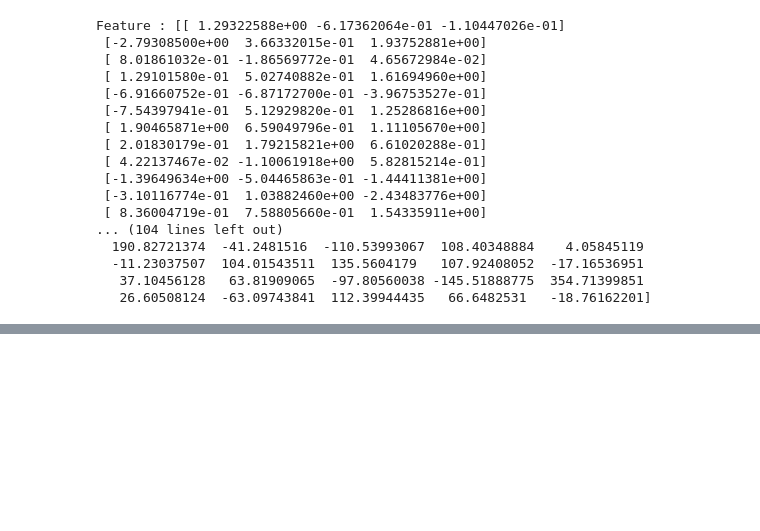
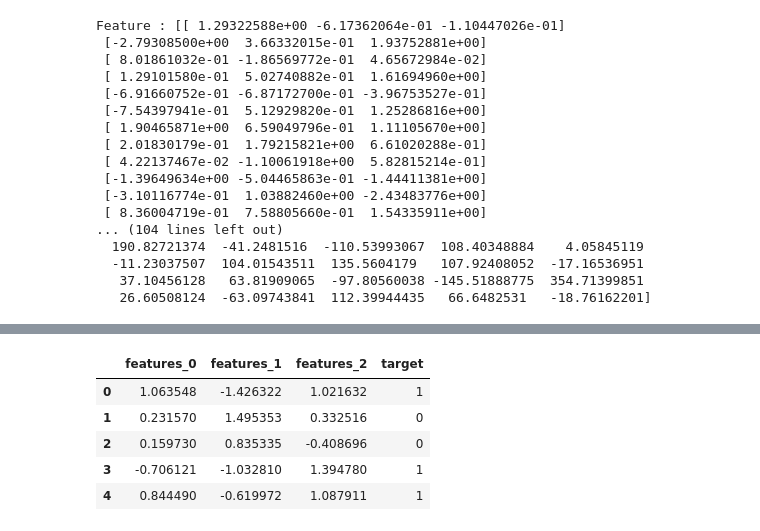
Before and after one commit to R4j4n/Semester2, a Jupyter notebook: 2203/lecture1/lecture1.ipynb, the cells around one changed output, grey strips where cells are left out. Saved outputs shown, nothing was run; the diff lists cells and outputs as text; code cells hidden in the pictures; blank space fills up the shorter version.

```diff
--- a/2203/lecture1/lecture1.ipynb
+++ b/2203/lecture1/lecture1.ipynb
@@ -197,0 +202,10 @@ Feature : [[ 1.29322588e+00 -6.17362064e-01 -1.10447026e-01]
+# %%
+features, target  = make_classification(
+    n_samples=100,
+    n_features=3,
+    n_informative=3,
+    n_redundant=0,
+    n_classes=2,
+    weights=[.25,.75],
+    random_state=1
+)
@@ -197,0 +233,19 @@ Feature : [[ 1.29322588e+00 -6.17362064e-01 -1.10447026e-01]
+# %%
+
+data = {
+    "features_0" : [x[0] for x in features],
+    "features_1" : [x[1] for x in features],
+    "features_2" : [x[2] for x in features],
+    "target" : target
+}
+# %%
+df = pd.DataFrame(data=data)
+# %%
+df.head()
+# %% [output]
+|  | features_0 | features_1 | features_2 | target |
+| 0 | 1.063548 | -1.426322 | 1.021632 | 1 |
+| 1 | 0.231570 | 1.495353 | 0.332516 | 0 |
+| 2 | 0.159730 | 0.835335 | -0.408696 | 0 |
+| 3 | -0.706121 | -1.032810 | 1.394780 | 1 |
+| 4 | 0.844490 | -0.619972 | 1.087911 | 1 |
```
Also changed, not shown: parts of 7 cells of this notebook, 6 other files.
